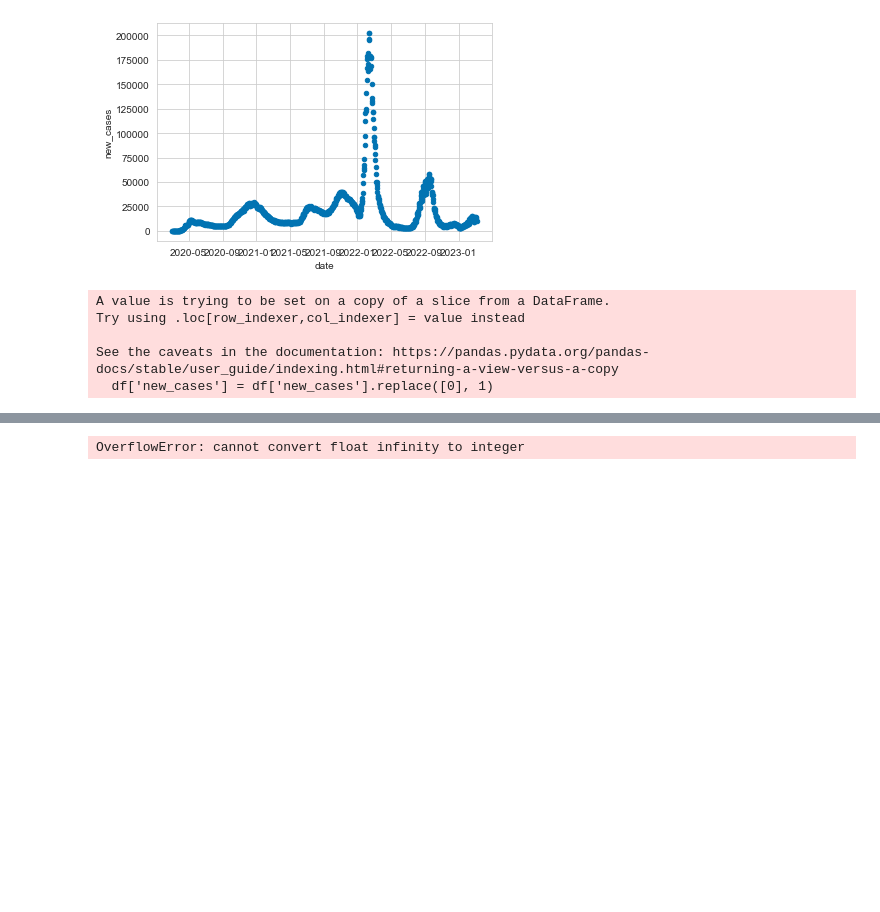
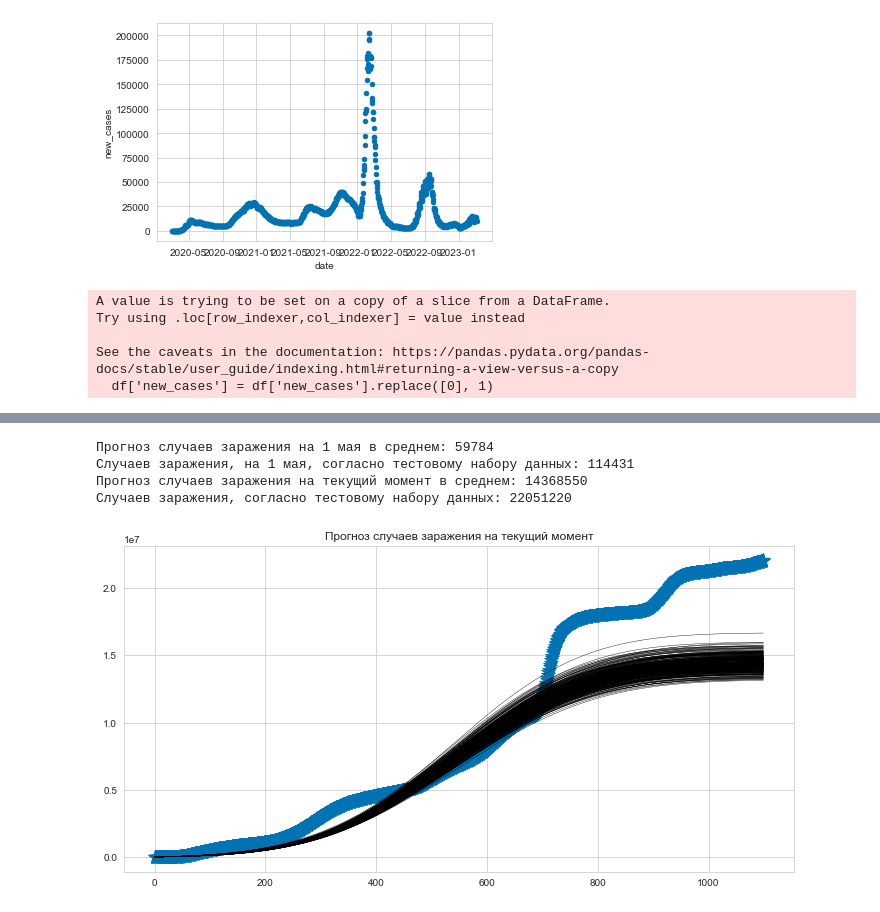
Before and after one commit to Alexeiyaganov/made_advanced_ml, a Jupyter notebook: hw1/hw1_notebook.ipynb, the cells around one changed output, grey strips where cells are left out. Saved outputs shown, nothing was run; the diff lists cells and outputs as text; code cells hidden in the pictures; blank space fills up the shorter version.

```diff
--- a/hw1/hw1_notebook.ipynb
+++ b/hw1/hw1_notebook.ipynb
@@ -494,4 +450,0 @@ array([-4.83428831e-04,  1.20121672e-01,  2.24390243e+00])
-# %%
-cur_mu = np.array([-0.000483428831,  0.120121672, 2.24390243])
-# cur_sigma = 5 * np.eye(3)
-sigma_noise = 0.5
@@ -509,9 +470,15 @@ print(cur_mu)
 # %%
-xs = np.arange(len(df))
+xs = np.arange(1100)
 x = sample_statistics_2(cur_mu, cur_sigma, xs, n=300)
+print(f"Прогноз случаев заражения на 1 мая в среднем: {int(np.mean(x, axis=0)[59])}")
+print("Случаев заражения, на 1 мая, согласно тестовому набору данных:", int(df.iloc[59]["total_cases"]))
 print(f"Прогноз случаев заражения на текущий момент в среднем: {int(np.mean(x, axis=0)[-1])}")
 print("Случаев заражения, согласно тестовому набору данных:", int(df.iloc[-1]["total_cases"]))
-myplot_sample_lines_2(cur_mu, cur_sigma, xs, 300, points=[xs, df["total_cases"][:]], title="Прогноз случаев заражения на текущий момент")
+myplot_sample_lines_2(cur_mu, cur_sigma, xs, 300, points=[xs, df["total_cases"][:1100]], title="Прогноз случаев заражения на текущий момент")
 plt.show()
 # %% [output]
-OverflowError: cannot convert float infinity to integer
+Прогноз случаев заражения на 1 мая в среднем: 59784
+Случаев заражения, на 1 мая, согласно тестовому набору данных: 114431
+Прогноз случаев заражения на текущий момент в среднем: 14368550
+Случаев заражения, согласно тестовому набору данных: 22051220
+[figure, added]
```
Also changed, not shown: parts of 18 cells of this notebook.
